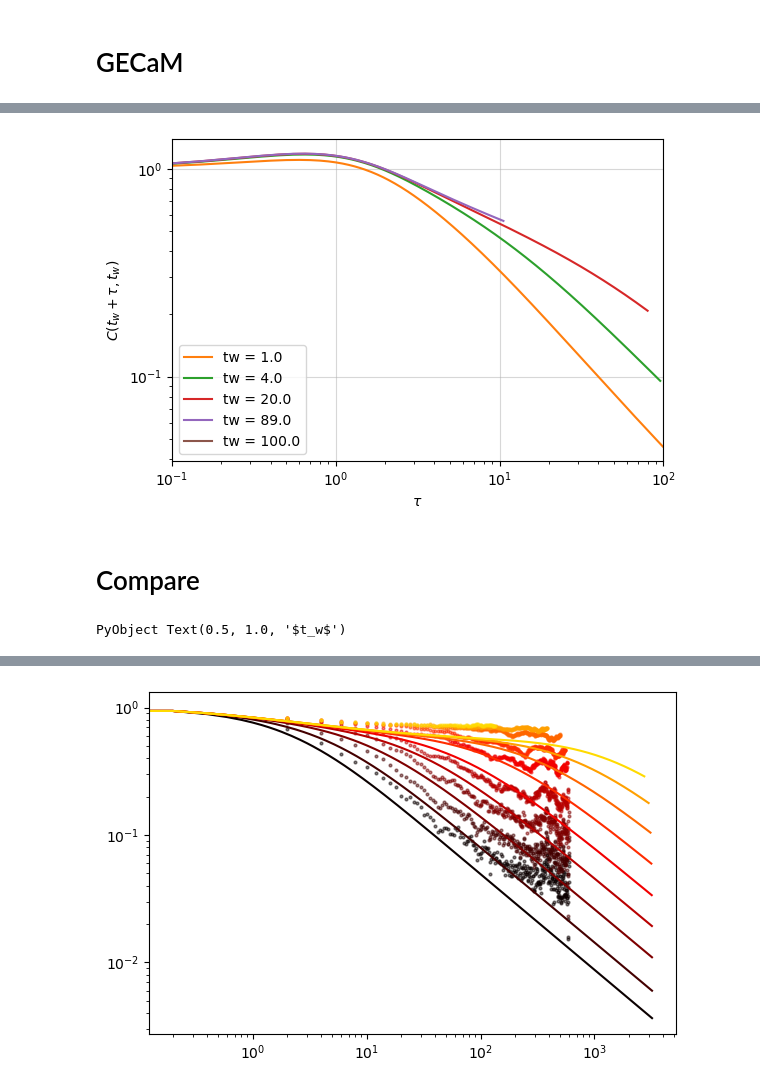
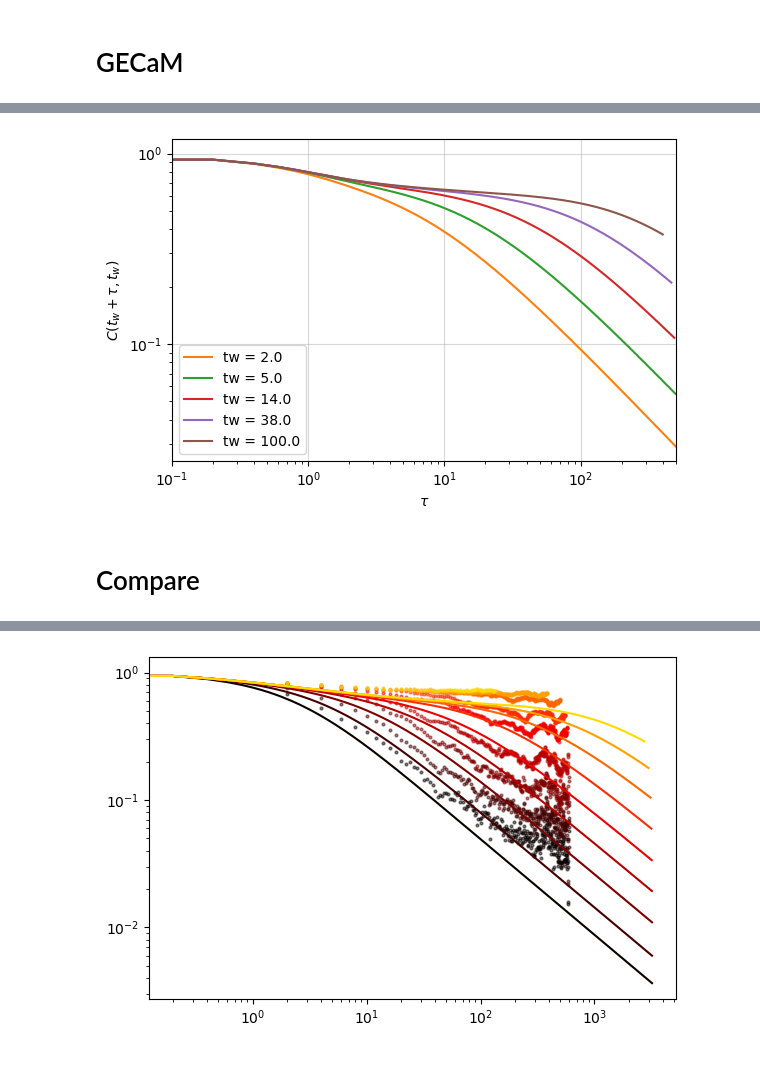
Before and after one commit to Mattiatarabolo/GaussianExpansionCavityMethod.jl, a Jupyter notebook: examples/2Spin/test.ipynb, the cells around one changed output, grey strips where cells are left out. Drawn from its saved outputs; the diff is of its cells as text; code cells hidden in the pictures.

```diff
--- a/examples/2Spin/test.ipynb
+++ b/examples/2Spin/test.ipynb
@@ -77,22 +84,0 @@ tvals_alls, traj_alls, lambda_traj_alls = sample_ensemble_2Spin(model_ensemble,
-# %%
-C, tidxs = compute_autocorr(traj_alls)
-tvec = tsave[tidxs]
-
-tws = collect(10 .^ range(log10(1.0), stop=log10(1000.0), length=10))[1:end-1]
-tw_idxs = [argmin(abs.(tvec .- tw)) for tw in tws]
-
-tws_real = tvec[tw_idxs]
-
-fig, ax = plt.subplots(1, 1, figsize=(6, 4), tight_layout=true)
-
-for (i, (tw, tw_idx)) in enumerate(Iterators.zip(tws_real, tw_idxs))
-    ax.plot(tvec[tw_idx:end] .- tw, C[tw_idx:end, tw_idx] ./ C[tw_idx, tw_idx], color="C$i", label="tw = $(round(tw, digits=0))")
-end
-ax.set_yscale("log")
-ax.set_xscale("log")
-ax.set_xlim(1e-1,1e3)
-ax.set_xlabel("t")
-ax.set_ylabel("C(tw + t, tw)")
-ax.grid(alpha=.5)
-ax.legend()
-plt.display(fig)
@@ -103,9 +152,9 @@ plt.display(fig)
 # %%
 K = 10
 J, D = 1.0, 0.3
-dt = 1e-2
-tmax = 1e2
-T = ceil(Int, tmax / dt) + 1
-tvec = collect(0.0:dt:tmax)
+dt = 0.2
+tmax = 5e2
+T_G = ceil(Int, tmax / dt) + 1
+tvec_G = collect(0.0:dt:tmax+dt)
 
-C, R, Ch, Rh, mu = integrate_2spin_Bim_RRG(K, J, D, dt, T; showprogress=true)
+C_G, R_G, _, _, mu = integrate_2spin_Bim_RRG(K, J, D, dt, T_G; showprogress=true);
@@ -114,57 +173,24 @@ InterruptException: InterruptException:
 # %%
-tws = collect(10 .^ range(log10(1.0), stop=log10(400.0), length=5))
-tw_idxs = [argmin(abs.(tvec .- tw)) for tw in tws]
-tws_real = tvec[tw_idxs]
+tws = collect(10 .^ range(log10(2.0), stop=log10(100.0), length=5))
+tw_idxs_G = [argmin(abs.(tvec_G .- tw)) for tw in tws]
+tws_real_G = tvec_G[tw_idxs_G]
 
 # Plot the results
 fig, ax = plt.subplots(1, 1, figsize=(6, 4), tight_layout=true)
 
-for (i, (tw, tw_idx)) in enumerate(Iterators.zip(tws_real, tw_idxs))
-    ax.plot(tvec[tw_idx:end] .- tw, C[tw_idx:end, tw_idx] ./ C[tw_idx, tw_idx], color="C$i", label="tw = $(round(tw, digits=0))")
+for (i, (tw, tw_idx)) in enumerate(Iterators.zip(tws_real_G, tw_idxs_G))
+    ax.plot(tvec_G[tw_idx:end-1] .- tw, C_G[tw_idx:end, tw_idx] ./ C_G[tw_idx, tw_idx], color="C$i", label="tw = $(round(tw, digits=0))")
 end
 ax.set_yscale("log")
 ax.set_xscale("log")
-ax.set_xlim(1e-1, 1e2)
+ax.set_xlim(1e-1, 5e2)
 ax.set_xlabel(L"\tau")
 ax.set_ylabel(L"C(t_w + \tau, t_w)")
 ax.grid(alpha=.5)
 ax.legend()
 
 plt.display(fig)
 # %% [output]
-[figure, old version]
+[figure, new version]
 # %% [markdown]
 # Compare
-# %%
-C, tidxs = compute_autocorr(traj_alls)
-tvec = tsave[tidxs]
-
-# Plot correlations
-tws = collect(10 .^ range(log10(1.0), stop=log10(1000.0), length=10))[1:end-1]
-tw_idxs = [argmin(abs.(tvec .- tw)) for tw in tws]
-tws_real = tvec[tw_idxs]
-
-# Initialize figure
-fig, ax = plt.subplots(1, 1, figsize=(6, 4), tight_layout=true)
-
-# Initialize color map
-my_cmap = plt.matplotlib[:cm][:hot]
-sm = plt.cm.ScalarMappable(cmap=my_cmap, norm=plt.matplotlib[:colors][:LogNorm](vmin=1, vmax=1000))
-
-step = 220/10
-for (i, (tw, tw_idx)) in enumerate(Iterators.zip(tws_real, tw_idxs))
-    ax.plot(tvec[tw_idx:end] .- tw, C[tw_idx:end, tw_idx] ./ C[tw_idx, tw_idx], color=my_cmap(floor(Int, (i-1)*step)))
-end
-ax.set_yscale("log")
-ax.set_xscale("log")
-ax.set_xlim(1e-1,1e2)
-ax.set_ylim(C[end,tw_idxs[1]], 1.001)
-ax.set_xlabel(L"\tau")
-ax.set_ylabel(L"C(t_w + \tau, t_w)")
-ax.grid(alpha=.5)
-clb = plt.colorbar(sm, ax=ax)
-clb.ax.set_title(L"t_w")
-
-plt.display(fig)
-# %% [output]
-PyObject Text(0.5, 1.0, '$t_w$')
```
Also changed, not shown: parts of 12 cells of this notebook, 4 other files.
